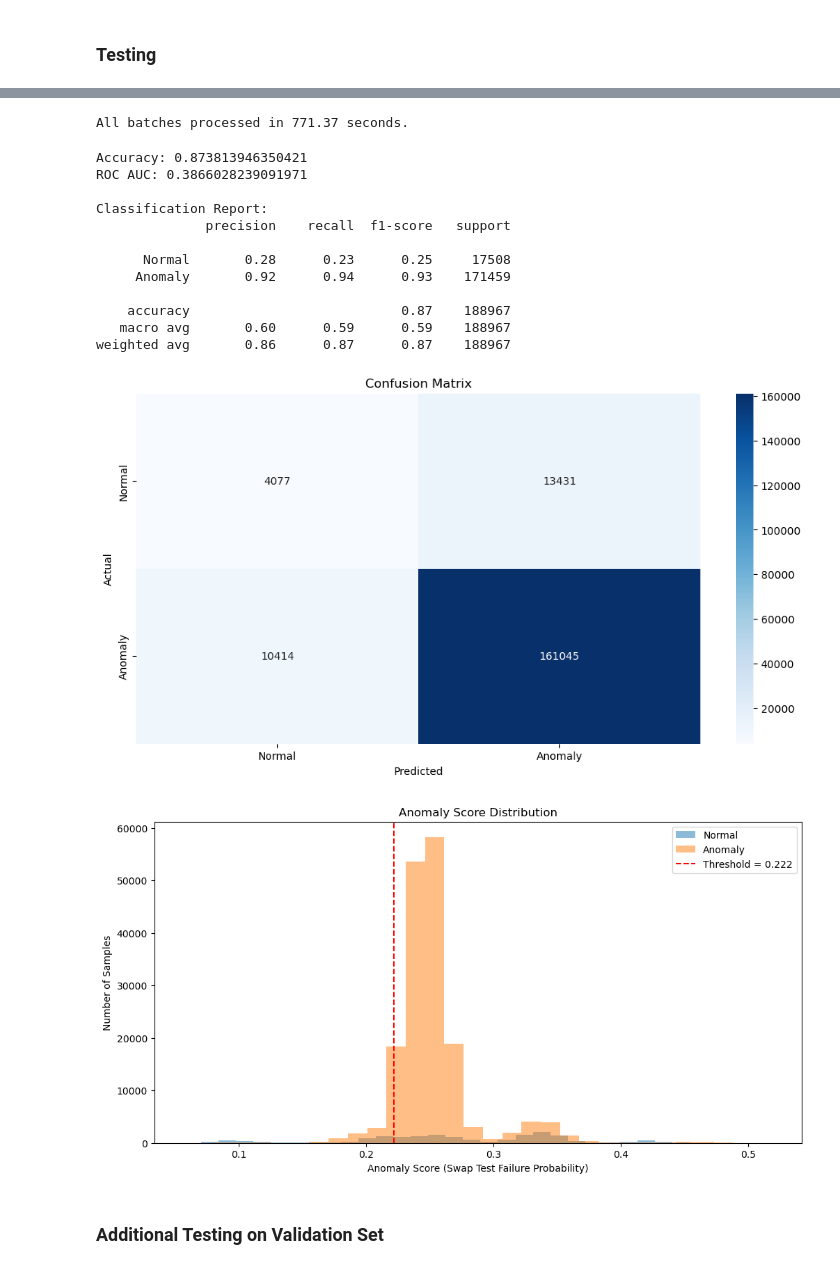
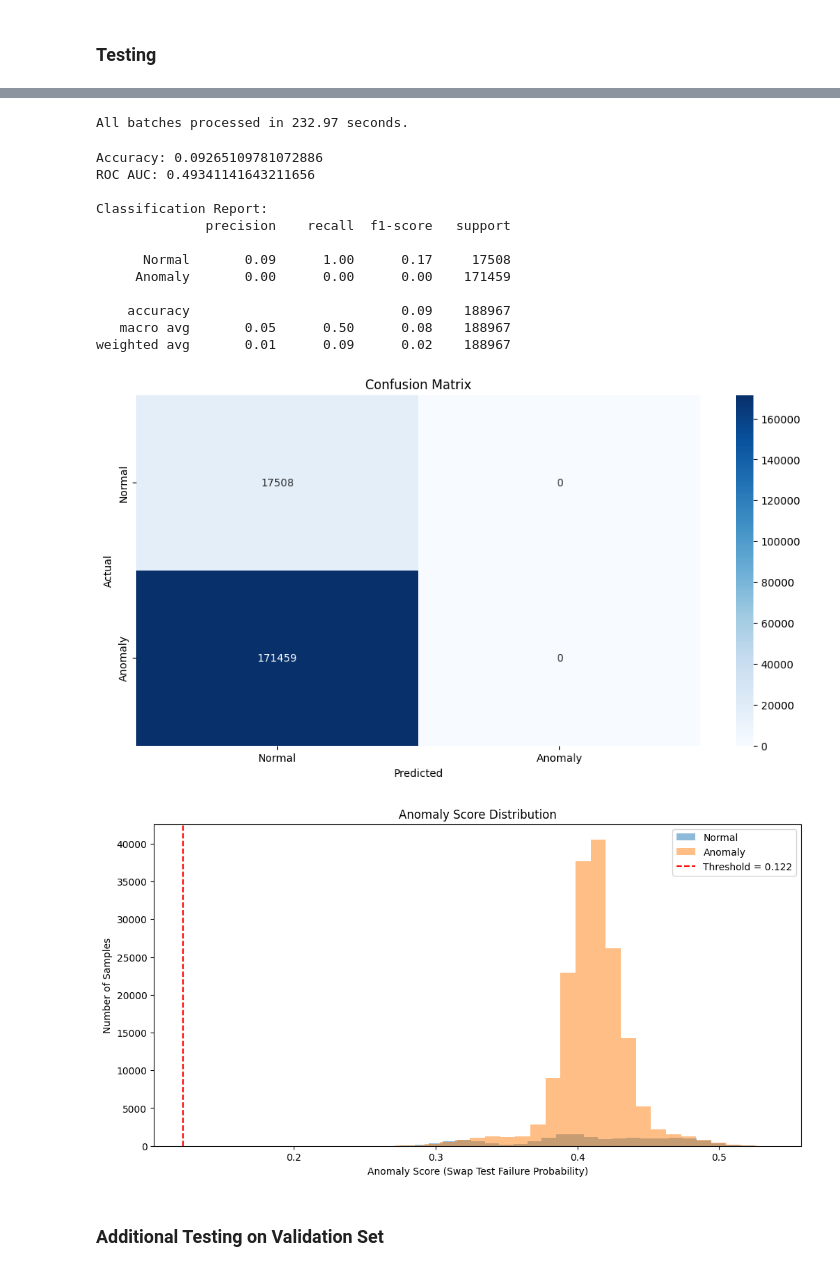
Before and after one commit to RohanSenthil/QAE_BETH_Anomaly, a Jupyter notebook: quantum_autoencoder.ipynb, the cells around one changed output, grey strips where cells are left out. Saved outputs shown, nothing was run; the diff lists cells and outputs as text; code cells hidden in the pictures.

```diff
--- a/quantum_autoencoder.ipynb
+++ b/quantum_autoencoder.ipynb
@@ -287,7 +284,7 @@ n_qubits = int(reduced_normal_training_data.shape[1] / 2)
 encoding_circuit = build_dense_angle_encoding(n_qubits)
 # %%
 def ansatz(num_qubits):
-    return real_amplitudes(num_qubits, reps=5)
+    return real_amplitudes(num_qubits, reps=1)
     # efficient_su2(num_qubits=3, reps=5, insert_barriers=True, entanglement='linear', parameter_prefix='a')
 # %%
 def auto_encoder_circuit(num_latent, num_trash):
@@ -424,7 +447,7 @@ np.save(f"{model_name}/trained_parameters", opt_result.x)
 # %% [markdown]
 ### Testing
 # %%
-transformed_testing_data = pd.read_csv('Dataset/Transformed/Normalised/labelled_transformed_testing_data.csv')
+transformed_testing_data = pd.read_csv('labelled_transformed_testing_data.csv')
 
 # 1. Extract labels (column 6)
 testing_labels = transformed_testing_data.iloc[:, 6].astype(bool)  # Anomalies: True
@@ -471,6 +516,21 @@ def compute_anomaly_scores(qnn, input_data, trained_params, batch_size):
 # %%
-train_scores = compute_anomaly_scores(qnn, training_data, trained_params, batch_size)
+train_scores = compute_anomaly_scores(qnn, scaled_normal_training_data, trained_params, batch_size)
 normal_scores = train_scores[training_labels.numpy() == 0]  # 0 = normal
-fpr, tpr, thresholds = roc_curve(np.array(training_labels).astype(int), scores)
+fpr, tpr, thresholds = roc_curve(np.array(training_labels).astype(int), train_scores)
 optimal_idx = np.argmax(tpr - fpr)
 threshold = thresholds[optimal_idx]
+
+# train_scores = compute_anomaly_scores(model, scaled_normal_training_data, 64)
+# min_len = min(len(train_scores), len(training_labels))
+# train_scores = train_scores[:min_len]
+# training_labels = training_labels[:min_len]
+# normal_scores = train_scores[training_labels.numpy() == 0]
+
+# # ROC curve
+# from sklearn.metrics import roc_curve
+
+# fpr, tpr, thresholds = roc_curve(training_labels.numpy().astype(int), train_scores)
+# optimal_idx = np.argmax(tpr - fpr)
+# threshold = thresholds[optimal_idx]
+
+# print(threshold)
@@ -477,53 +556,54 @@ threshold = thresholds[optimal_idx]
 # %%
-scores = compute_anomaly_scores(qnn, scaled_testing_data, opt_result.x, batch_size=256)
+scores = compute_anomaly_scores(qnn, scaled_testing_data, trained_params, batch_size=64)
+# scores = compute_anomaly_scores(model, scaled_testing_data, 64)
 # %% [output]
-All batches processed in 771.37 seconds.
+All batches processed in 232.97 seconds.
 # %%
 from sklearn.metrics import roc_curve, roc_auc_score, accuracy_score, classification_report, confusion_matrix, roc_curve
 import matplotlib.pyplot as plt
 import seaborn as sns
 
-y_pred = (scores > threshold).astype(int)
+y_pred = (scores < threshold).astype(int)
 y_true = np.array(testing_labels).astype(int)
 
 # --- Evaluate ---
 print("Accuracy:", accuracy_score(y_true, y_pred))
 print("ROC AUC:", roc_auc_score(y_true, scores))  # use scores, not y_pred!
 print("\nClassification Report:")
 print(classification_report(y_true, y_pred, target_names=["Normal", "Anomaly"]))
 
 # --- Confusion matrix ---
 cm = confusion_matrix(y_true, y_pred)
 sns.heatmap(cm, annot=True, fmt='d', cmap='Blues', xticklabels=["Normal", "Anomaly"], yticklabels=["Normal", "Anomaly"])
 plt.xlabel("Predicted")
 plt.ylabel("Actual")
 plt.title("Confusion Matrix")
 plt.show()
 
 # --- Histogram of scores ---
 plt.hist(scores[y_true == 0], bins=30, alpha=0.5, label='Normal')
 plt.hist(scores[y_true == 1], bins=30, alpha=0.5, label='Anomaly')
 plt.axvline(threshold, color='red', linestyle='--', label=f"Threshold = {threshold:.3f}")
 plt.xlabel("Anomaly Score (Swap Test Failure Probability)")
 plt.ylabel("Number of Samples")
 plt.title("Anomaly Score Distribution")
 plt.legend()
 plt.show()
 # %% [output]
-Accuracy: 0.873813946350421
-ROC AUC: 0.3866028239091971
+Accuracy: 0.09265109781072886
+ROC AUC: 0.49341141643211656
 
 Classification Report:
               precision    recall  f1-score   support
 
-      Normal       0.28      0.23      0.25     17508
-     Anomaly       0.92      0.94      0.93    171459
+      Normal       0.09      1.00      0.17     17508
+     Anomaly       0.00      0.00      0.00    171459
 
-    accuracy                           0.87    188967
-   macro avg       0.60      0.59      0.59    188967
-weighted avg       0.86      0.87      0.87    188967
+    accuracy                           0.09    188967
+   macro avg       0.05      0.50      0.08    188967
+weighted avg       0.01      0.09      0.02    188967
-[figure, old version]
+[figure, new version]
-[figure, old version]
+[figure, new version]
 # %% [markdown]
 ### Additional Testing on Validation Set
 # %%
```
Also changed, not shown: parts of 14 cells of this notebook, 4 other files.
